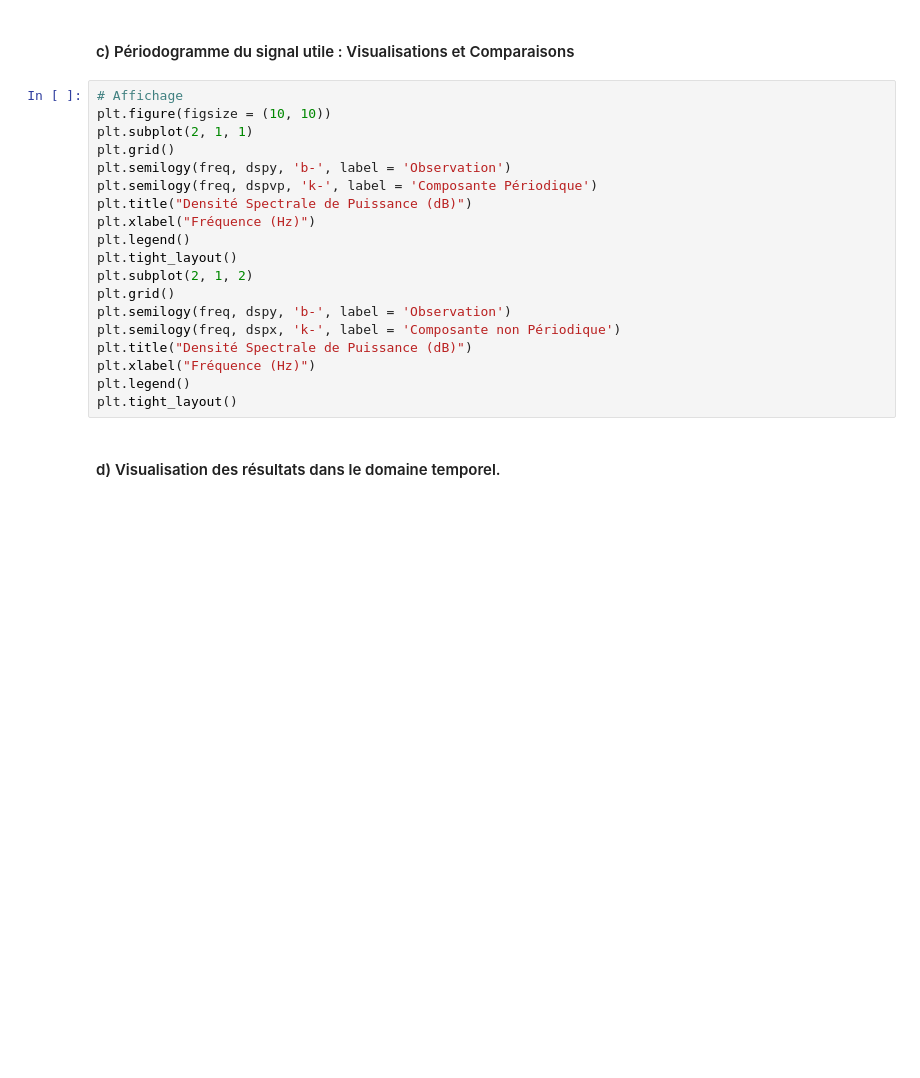
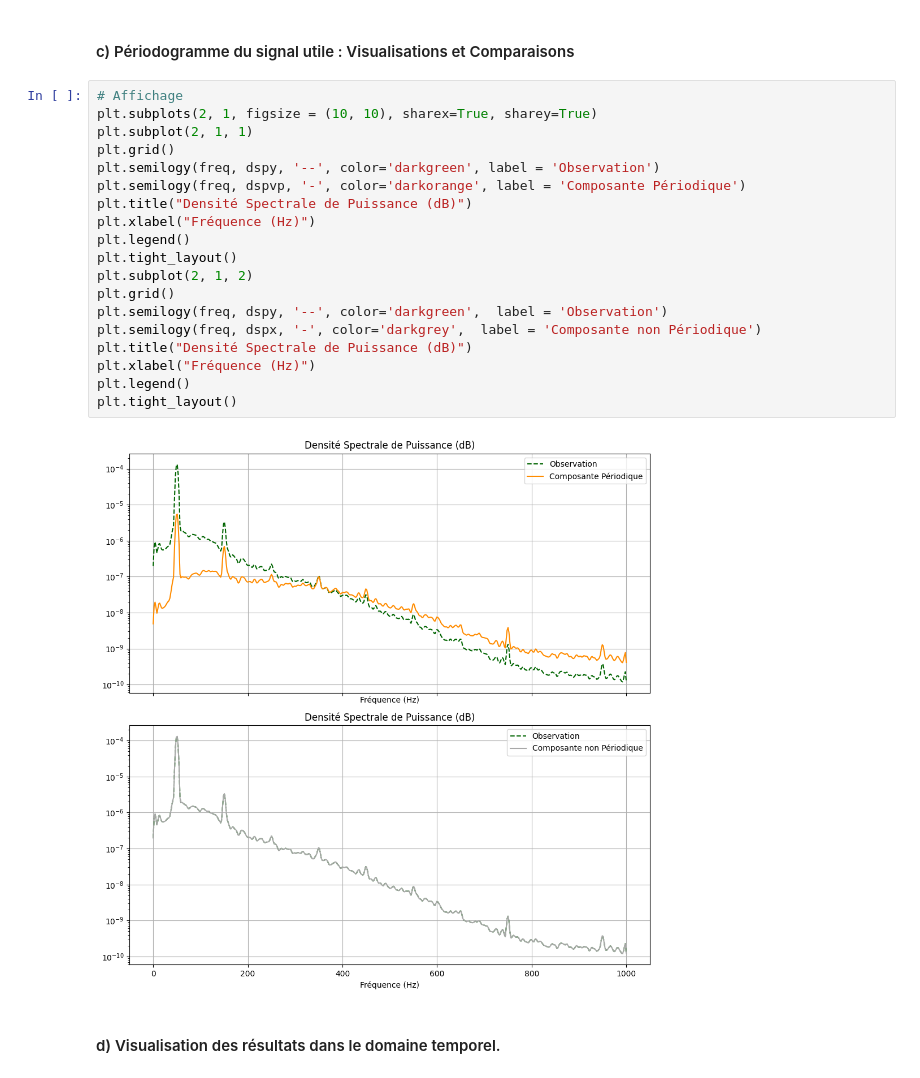
Before and after one commit to fchatelain/ExemplesFLO, a Jupyter notebook: BE1/BE1_Wiener_template.ipynb, the cells around one changed output. Saved outputs shown, nothing was run; the diff lists cells and outputs as text; blank space fills up the shorter version.

```diff
--- a/BE1/BE1_Wiener_template.ipynb
+++ b/BE1/BE1_Wiener_template.ipynb
@@ -405,23 +410,25 @@ _, dspx = welch(xest_rif[Nrif::], Fe,
 #### c) Périodogramme du signal utile : Visualisations et Comparaisons
 # %%
 # Affichage
-plt.figure(figsize = (10, 10))
+plt.subplots(2, 1, figsize = (10, 10), sharex=True, sharey=True)
 plt.subplot(2, 1, 1)
 plt.grid()
-plt.semilogy(freq, dspy, 'b-', label = 'Observation')
-plt.semilogy(freq, dspvp, 'k-', label = 'Composante Périodique')
+plt.semilogy(freq, dspy, '--', color='darkgreen', label = 'Observation')
+plt.semilogy(freq, dspvp, '-', color='darkorange', label = 'Composante Périodique')
 plt.title("Densité Spectrale de Puissance (dB)")
 plt.xlabel("Fréquence (Hz)")
 plt.legend()
 plt.tight_layout()
 plt.subplot(2, 1, 2)
 plt.grid()
-plt.semilogy(freq, dspy, 'b-', label = 'Observation')
-plt.semilogy(freq, dspx, 'k-', label = 'Composante non Périodique')
+plt.semilogy(freq, dspy, '--', color='darkgreen',  label = 'Observation')
+plt.semilogy(freq, dspx, '-', color='darkgrey',  label = 'Composante non Périodique')
 plt.title("Densité Spectrale de Puissance (dB)")
 plt.xlabel("Fréquence (Hz)")
 plt.legend()
 plt.tight_layout()
+# %% [output]
+[figure, added]
 # %% [markdown]
 #### d) Visualisation des résultats dans le domaine temporel.
 # %%
```
Also changed, not shown: parts of 9 cells of this notebook.
